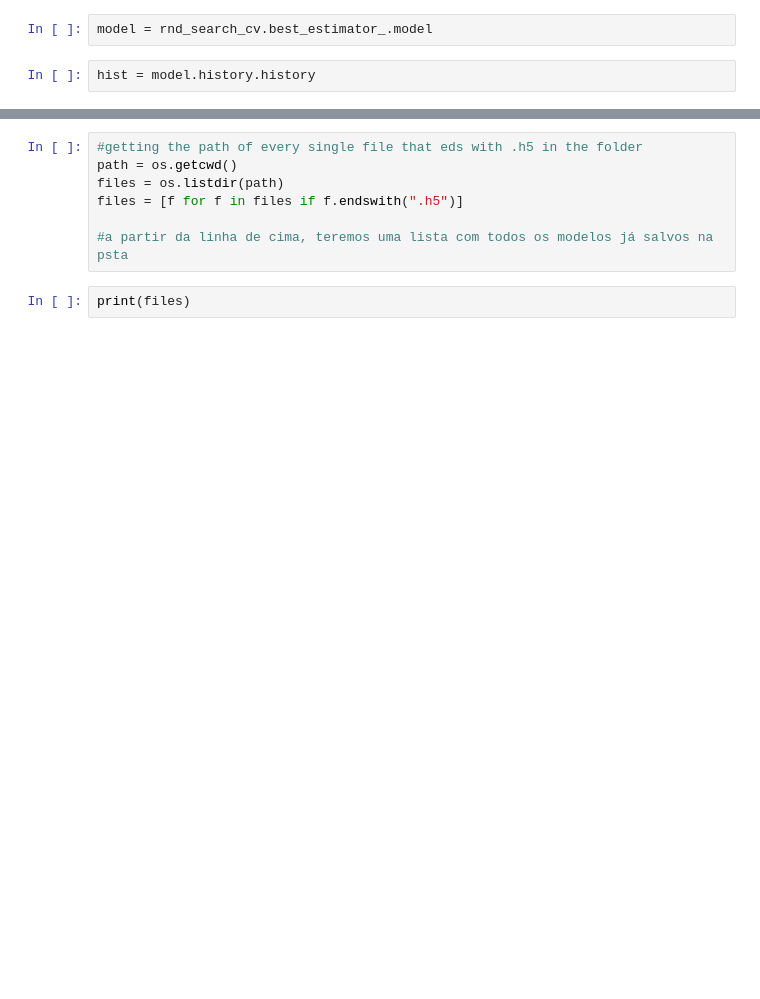
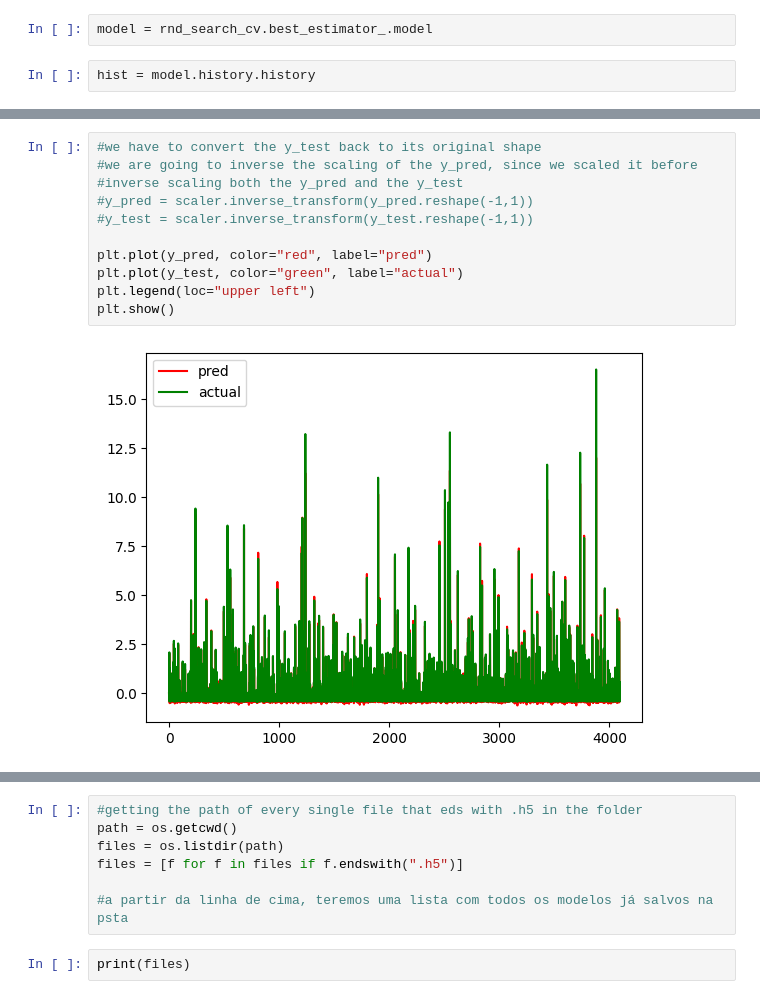
Before and after one commit to LuccaMS/fetrans, a Jupyter notebook: main.ipynb, the cells around one changed output, grey strips where cells are left out. Saved outputs shown, nothing was run; the diff lists cells and outputs as text; blank space fills up the shorter version.

```diff
--- a/main.ipynb
+++ b/main.ipynb
@@ -183 +240,14 @@ y_pred = y_pred.flatten()
+# %%
+#we have to convert the y_test back to its original shape
+#we are going to inverse the scaling of the y_pred, since we scaled it before
+#inverse scaling both the y_pred and the y_test
+#y_pred = scaler.inverse_transform(y_pred.reshape(-1,1))
+#y_test = scaler.inverse_transform(y_test.reshape(-1,1))
+
+plt.plot(y_pred, color="red", label="pred")
+plt.plot(y_test, color="green", label="actual")
+plt.legend(loc="upper left")
+plt.show()
+# %% [output]
+[figure, added]
 # %%
```
Also changed, not shown: parts of 45 cells of this notebook, 7 other files.
